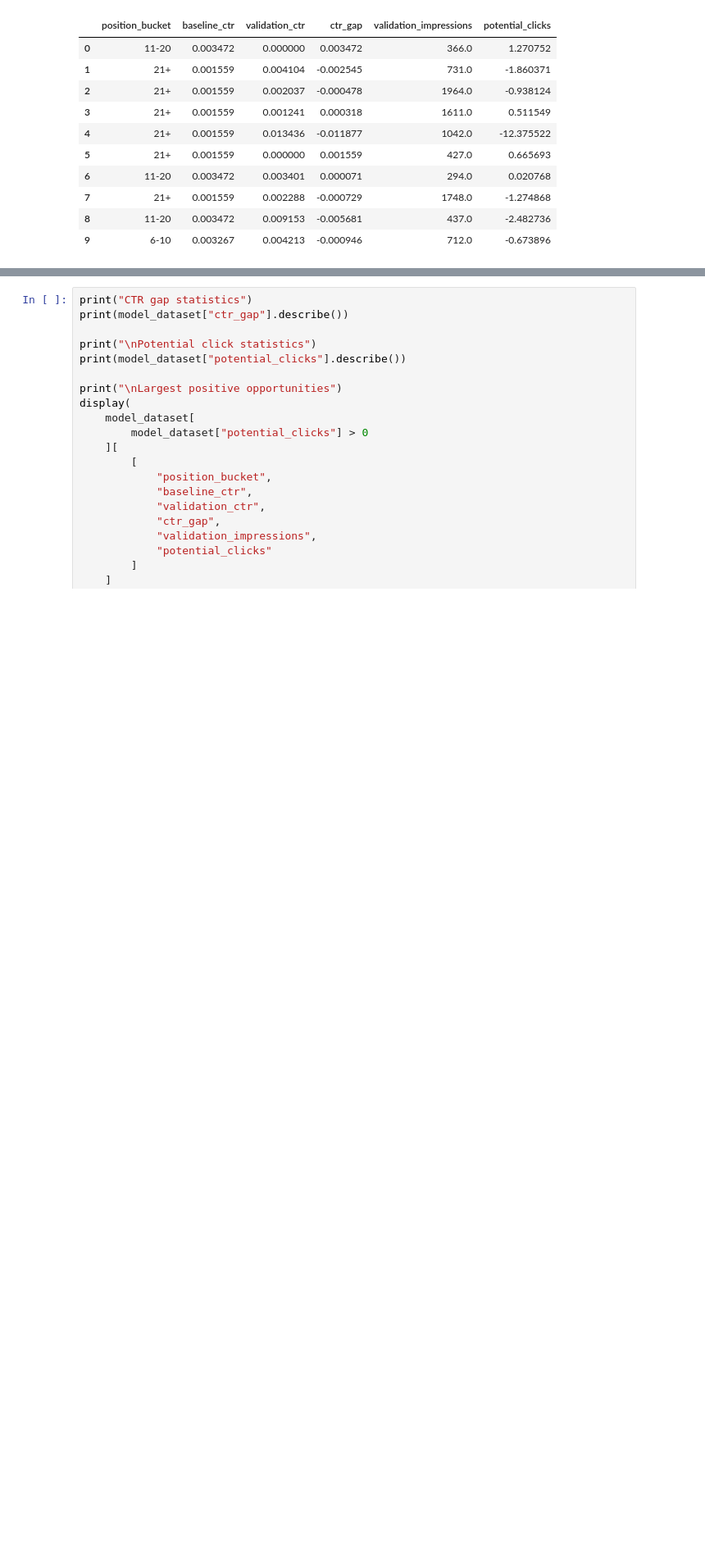
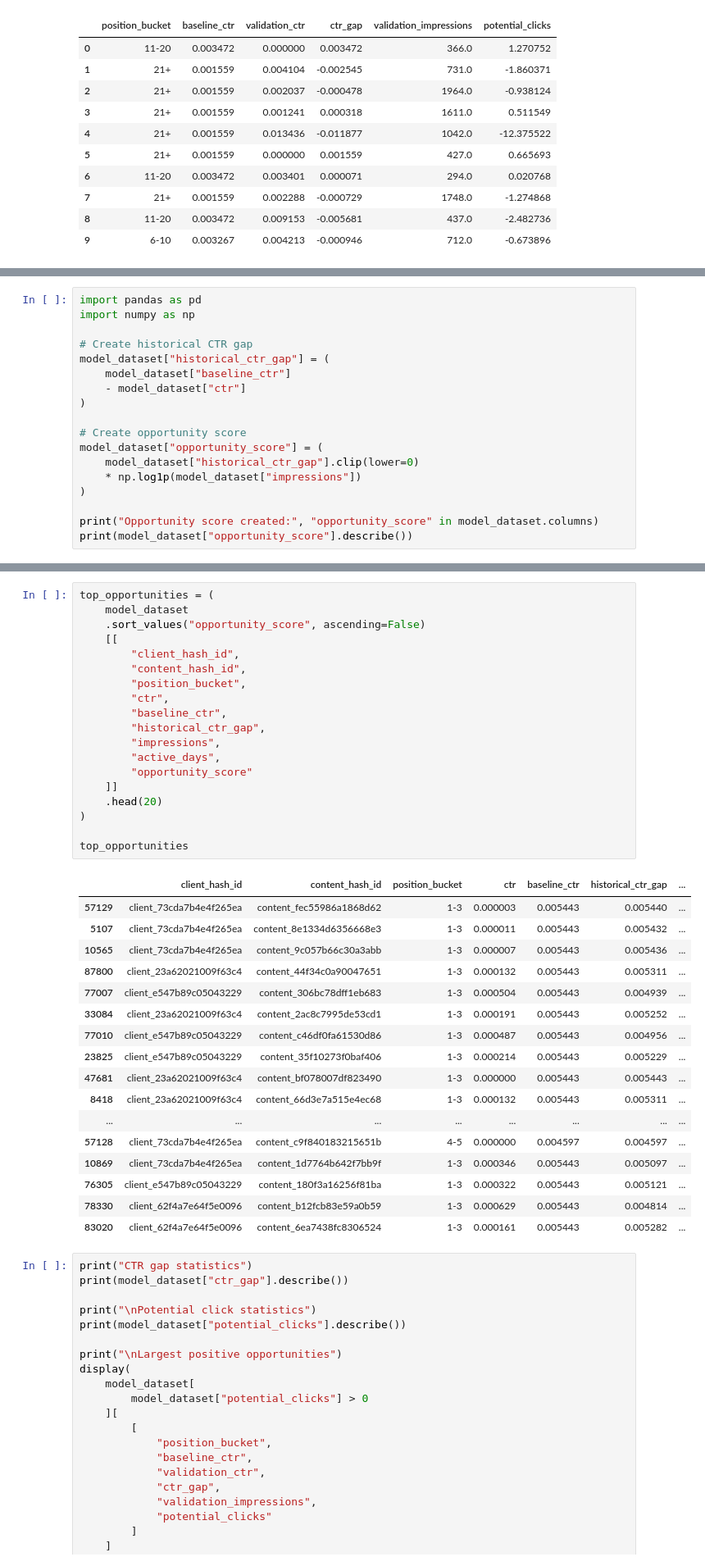
Before and after one commit to abiodunadesesan/FlyRank-ml-Internship-, a Jupyter notebook: work/notebooks/capstone.ipynb, the cells around one changed output, grey strips where cells are left out. Shown at 82% size. Saved outputs shown, nothing was run; the diff lists cells and outputs as text; blank space fills up the shorter version.

```diff
--- a/work/notebooks/capstone.ipynb
+++ b/work/notebooks/capstone.ipynb
@@ -670,0 +681,18 @@ Sample:
+# %%
+import pandas as pd
+import numpy as np
+
+# Create historical CTR gap
+model_dataset["historical_ctr_gap"] = (
+    model_dataset["baseline_ctr"]
+    - model_dataset["ctr"]
+)
+
+# Create opportunity score
+model_dataset["opportunity_score"] = (
+    model_dataset["historical_ctr_gap"].clip(lower=0)
+    * np.log1p(model_dataset["impressions"])
+)
+
+print("Opportunity score created:", "opportunity_score" in model_dataset.columns)
+print(model_dataset["opportunity_score"].describe())
@@ -671,3 +710,40 @@ Sample:
+# %%
+top_opportunities = (
+    model_dataset
+    .sort_values("opportunity_score", ascending=False)
+    [[
+        "client_hash_id",
+        "content_hash_id",
+        "position_bucket",
+        "ctr",
+        "baseline_ctr",
+        "historical_ctr_gap",
+        "impressions",
+        "active_days",
+        "opportunity_score"
+    ]]
+    .head(20)
+)
+
+top_opportunities
+# %% [output]
+|  | client_hash_id | content_hash_id | position_bucket | ctr | baseline_ctr | historical_ctr_gap | ... |
+| 57129 | client_73cda7b4e4f265ea | content_fec55986a1868d62 | 1-3 | 0.000003 | 0.005443 | 0.005440 | ... |
+| 5107 | client_73cda7b4e4f265ea | content_8e1334d6356668e3 | 1-3 | 0.000011 | 0.005443 | 0.005432 | ... |
+| 10565 | client_73cda7b4e4f265ea | content_9c057b66c30a3abb | 1-3 | 0.000007 | 0.005443 | 0.005436 | ... |
+| 87800 | client_23a62021009f63c4 | content_44f34c0a90047651 | 1-3 | 0.000132 | 0.005443 | 0.005311 | ... |
+| 77007 | client_e547b89c05043229 | content_306bc78dff1eb683 | 1-3 | 0.000504 | 0.005443 | 0.004939 | ... |
+| 33084 | client_23a62021009f63c4 | content_2ac8c7995de53cd1 | 1-3 | 0.000191 | 0.005443 | 0.005252 | ... |
+| 77010 | client_e547b89c05043229 | content_c46df0fa61530d86 | 1-3 | 0.000487 | 0.005443 | 0.004956 | ... |
+| 23825 | client_e547b89c05043229 | content_35f10273f0baf406 | 1-3 | 0.000214 | 0.005443 | 0.005229 | ... |
+| 47681 | client_23a62021009f63c4 | content_bf078007df823490 | 1-3 | 0.000000 | 0.005443 | 0.005443 | ... |
+| 8418 | client_23a62021009f63c4 | content_66d3e7a515e4ec68 | 1-3 | 0.000132 | 0.005443 | 0.005311 | ... |
+| ... | ... | ... | ... | ... | ... | ... | ... |
+| 57128 | client_73cda7b4e4f265ea | content_c9f840183215651b | 4-5 | 0.000000 | 0.004597 | 0.004597 | ... |
+| 10869 | client_73cda7b4e4f265ea | content_1d7764b642f7bb9f | 1-3 | 0.000346 | 0.005443 | 0.005097 | ... |
+| 76305 | client_e547b89c05043229 | content_180f3a16256f81ba | 1-3 | 0.000322 | 0.005443 | 0.005121 | ... |
+| 78330 | client_62f4a7e64f5e0096 | content_b12fcb83e59a0b59 | 1-3 | 0.000629 | 0.005443 | 0.004814 | ... |
+| 83020 | client_62f4a7e64f5e0096 | content_6ea7438fc8306524 | 1-3 | 0.000161 | 0.005443 | 0.005282 | ... |
 # %%
 print("CTR gap statistics")
 print(model_dataset["ctr_gap"].describe())
```
Also changed, not shown: parts of 6 cells of this notebook.
